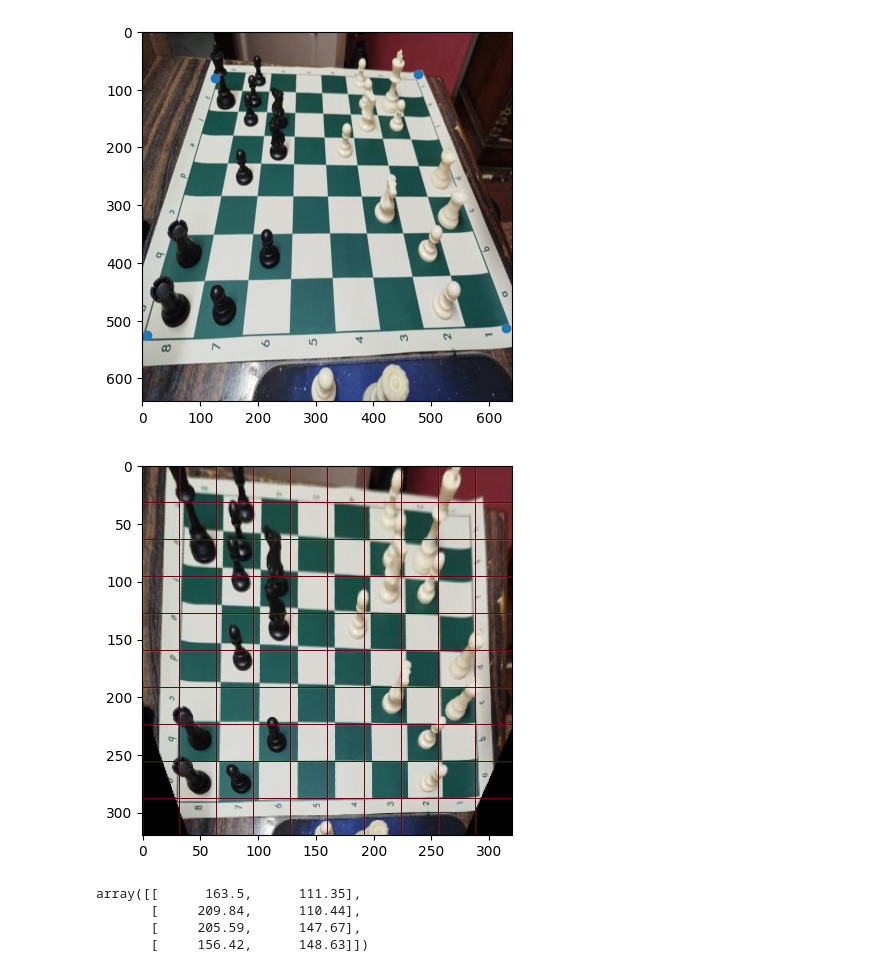
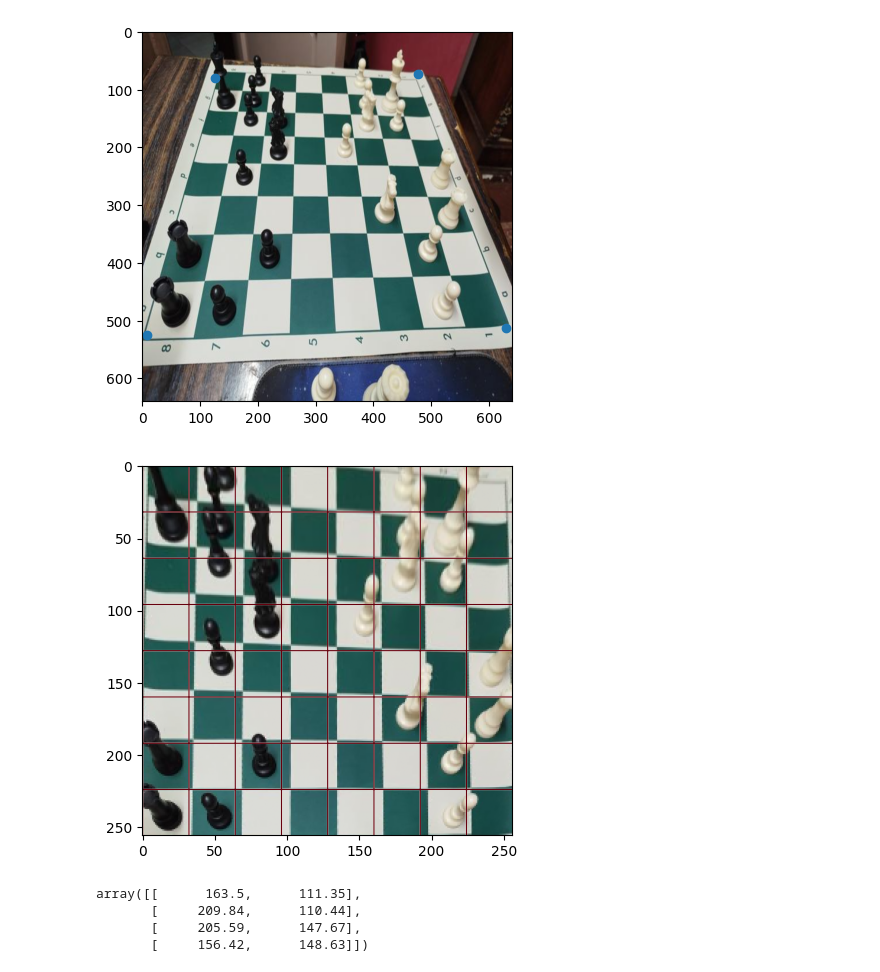
Before and after one commit to MostafaBelo/thesis_chess_lens, a Jupyter notebook: src/PieceDetection/PieceCropper_3D/main.ipynb, the cells around one changed output. Saved outputs shown, nothing was run; the diff lists cells and outputs as text; code cells hidden in the pictures.

```diff
--- a/src/PieceDetection/PieceCropper_3D/main.ipynb
+++ b/src/PieceDetection/PieceCropper_3D/main.ipynb
@@ -208,25 +208,26 @@ plt.scatter(corners_up_2d[:,0], corners_up_2d[:,1]);
 # %%
 dst = np.array([
     [0,0],
     [256,0],
     [256,256],
     [0,256],
 ], dtype=np.float32)
-dst[:,0] += 32
-dst[:,1] += 32
+pad = (0,0)
+dst[:,0] += pad[0]
+dst[:,1] += pad[1]
 
 M = cv2.getPerspectiveTransform(img.board_detection.cpu().numpy().astype(np.float32), dst)
 M = torch.tensor(M)
 
-warpped_img = cv2.warpPerspective(img.img.permute(1,2,0).numpy(), M.numpy(), (256+64,256+64))
+warpped_img = cv2.warpPerspective(img.img.permute(1,2,0).numpy(), M.numpy(), (256+2*pad[0],256+2*pad[1]))
 plt.imshow(warpped_img);
 
-grid = np.zeros((256+64,256+64))
+grid = np.zeros((256+2*pad[0],256+2*pad[1]))
 grid[::32, :] = 1
 grid[:, ::32] = 1
 plt.imshow(grid, alpha = grid, cmap="Reds");
 # %% [output]
-[figure, old version]
+[figure, new version]
 # %%
 r = 2
 c = 2
```
Also changed, not shown: parts of 1 cell of this notebook, 11 other files.
